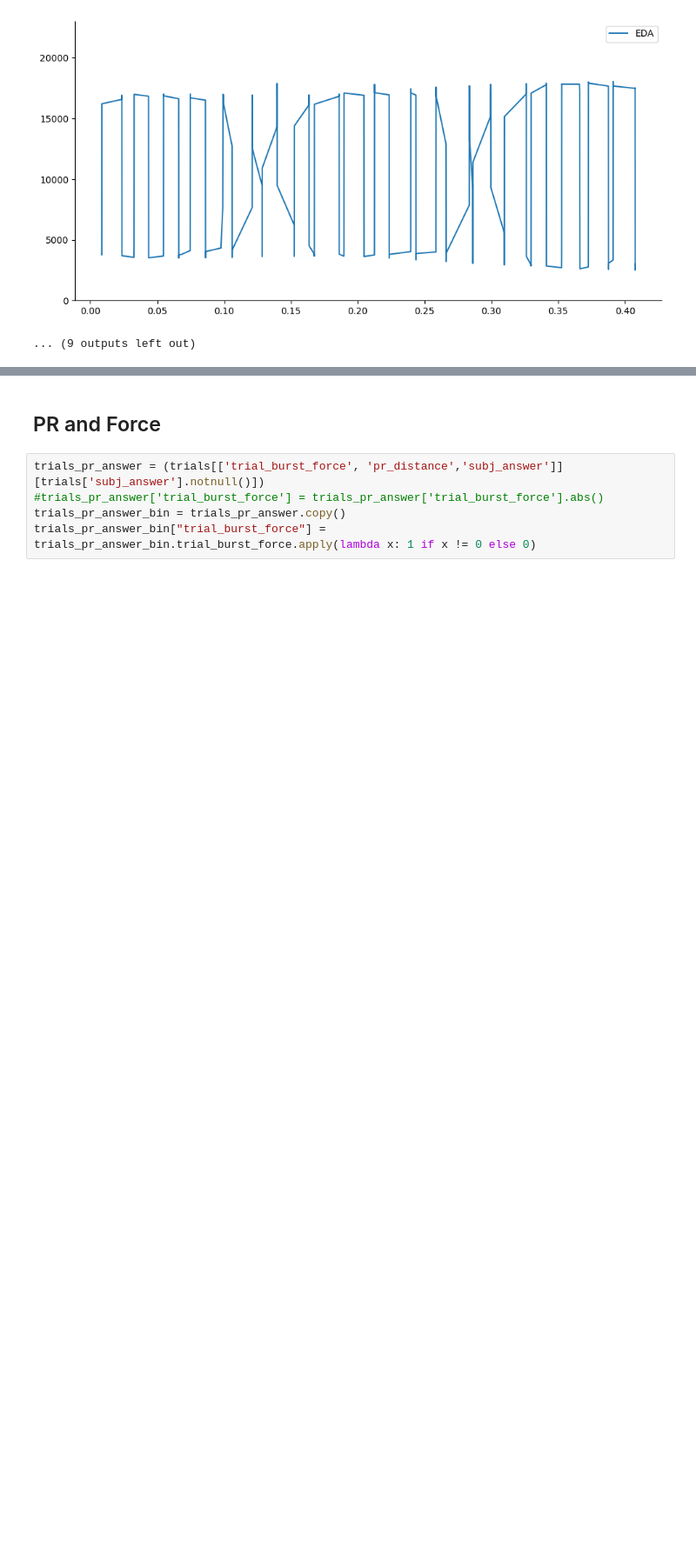
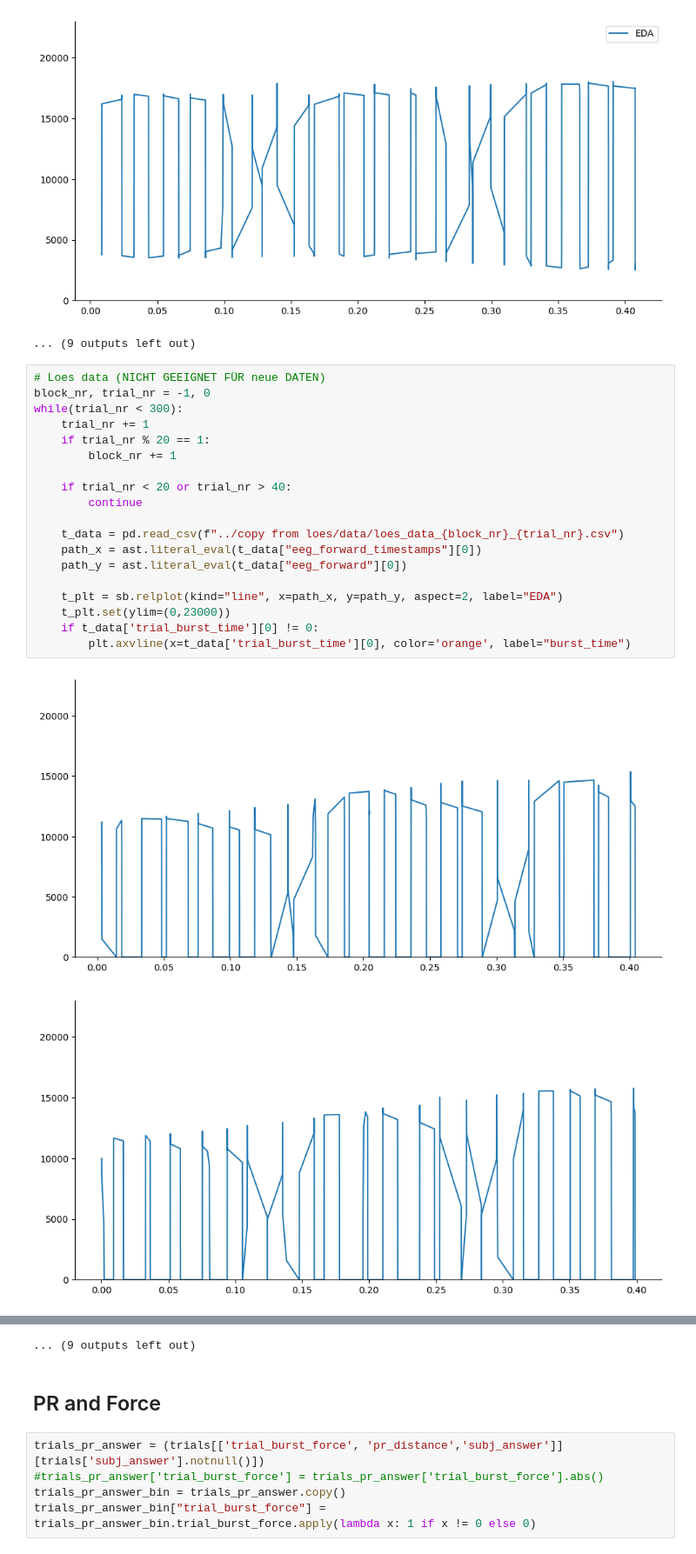
Before and after one commit to croniev/disturbed-pointing-experiment, a Jupyter notebook: Analysis.ipynb, the cells around one changed output, grey strips where cells are left out. Shown at 87% size. Saved outputs shown, nothing was run; the diff lists cells and outputs as text; blank space fills up the shorter version.

```diff
--- a/Analysis.ipynb
+++ b/Analysis.ipynb
@@ -99,3 +134,25 @@ for i, t in trials.iterrows():
 [figure]
 [figure]
 ... (9 outputs left out)
+# %%
+# Loes data (NICHT GEEIGNET FÜR neue DATEN)
+block_nr, trial_nr = -1, 0
+while(trial_nr < 300):
+    trial_nr += 1
+    if trial_nr % 20 == 1:
+        block_nr += 1
+
+    if trial_nr < 20 or trial_nr > 40:
+        continue
+
+    t_data = pd.read_csv(f"../copy from loes/data/loes_data_{block_nr}_{trial_nr}.csv")
+    path_x = ast.literal_eval(t_data["eeg_forward_timestamps"][0])
+    path_y = ast.literal_eval(t_data["eeg_forward"][0])
+
+    t_plt = sb.relplot(kind="line", x=path_x, y=path_y, aspect=2, label="EDA")
+    t_plt.set(ylim=(0,23000))
+    if t_data['trial_burst_time'][0] != 0:
+        plt.axvline(x=t_data['trial_burst_time'][0], color='orange', label="burst_time")
+# %% [output]
+[figure, added]
+[figure, added]
@@ -102,3 +169,4 @@ for i, t in trials.iterrows():
+... (9 outputs left out)
 # %% [markdown]
 ## PR and Force
 # %%
```
Also changed, not shown: parts of 14 cells of this notebook, 1 other file.
